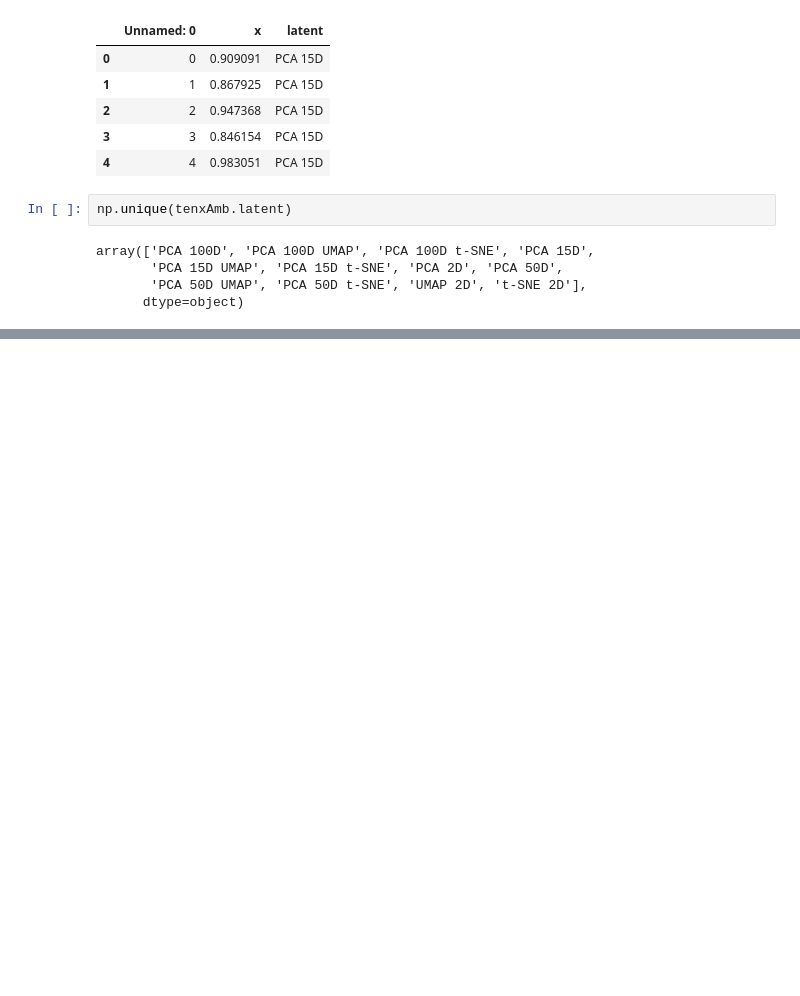
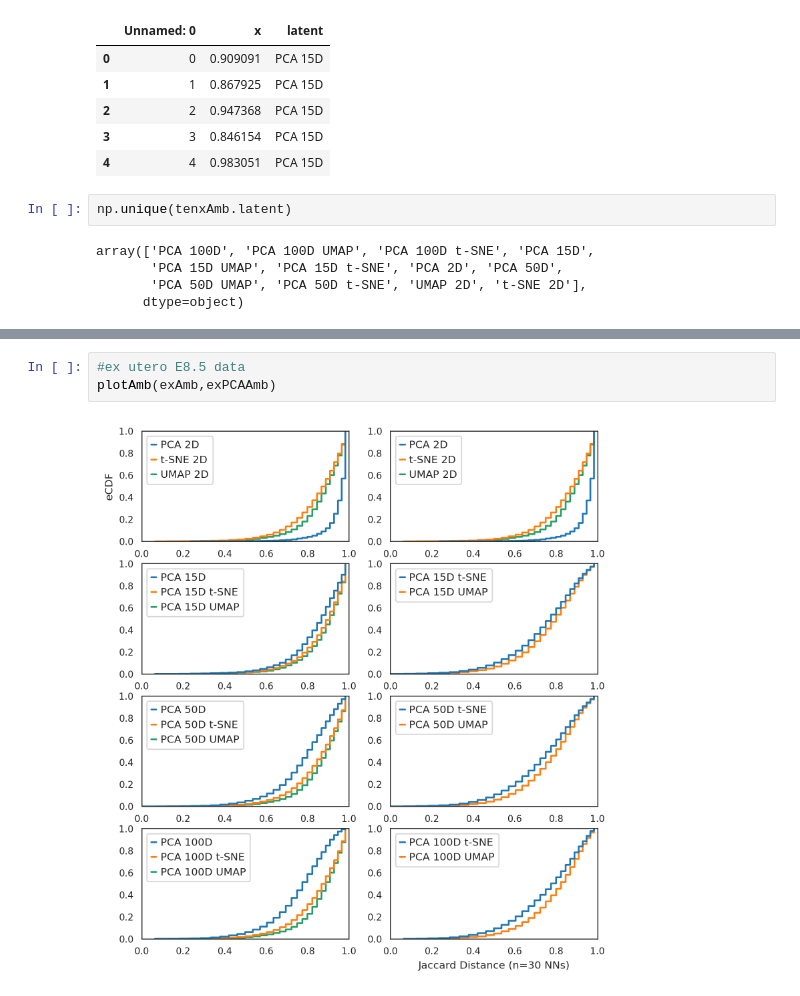
Before and after one commit to pachterlab/CBP_2021, a Jupyter notebook: notebooks/combinedFigurePlots.ipynb, the cells around one changed output, grey strips where cells are left out. Cells and saved outputs as stored; diff of their text form; blank space fills up the shorter version.

```diff
--- a/notebooks/combinedFigurePlots.ipynb
+++ b/notebooks/combinedFigurePlots.ipynb
@@ -880,0 +985,5 @@ plt.show()
+# %%
+#ex utero E8.5 data
+plotAmb(exAmb,exPCAAmb)
+# %% [output]
+[figure, added]
```
Also changed, not shown: parts of 20 cells of this notebook.
